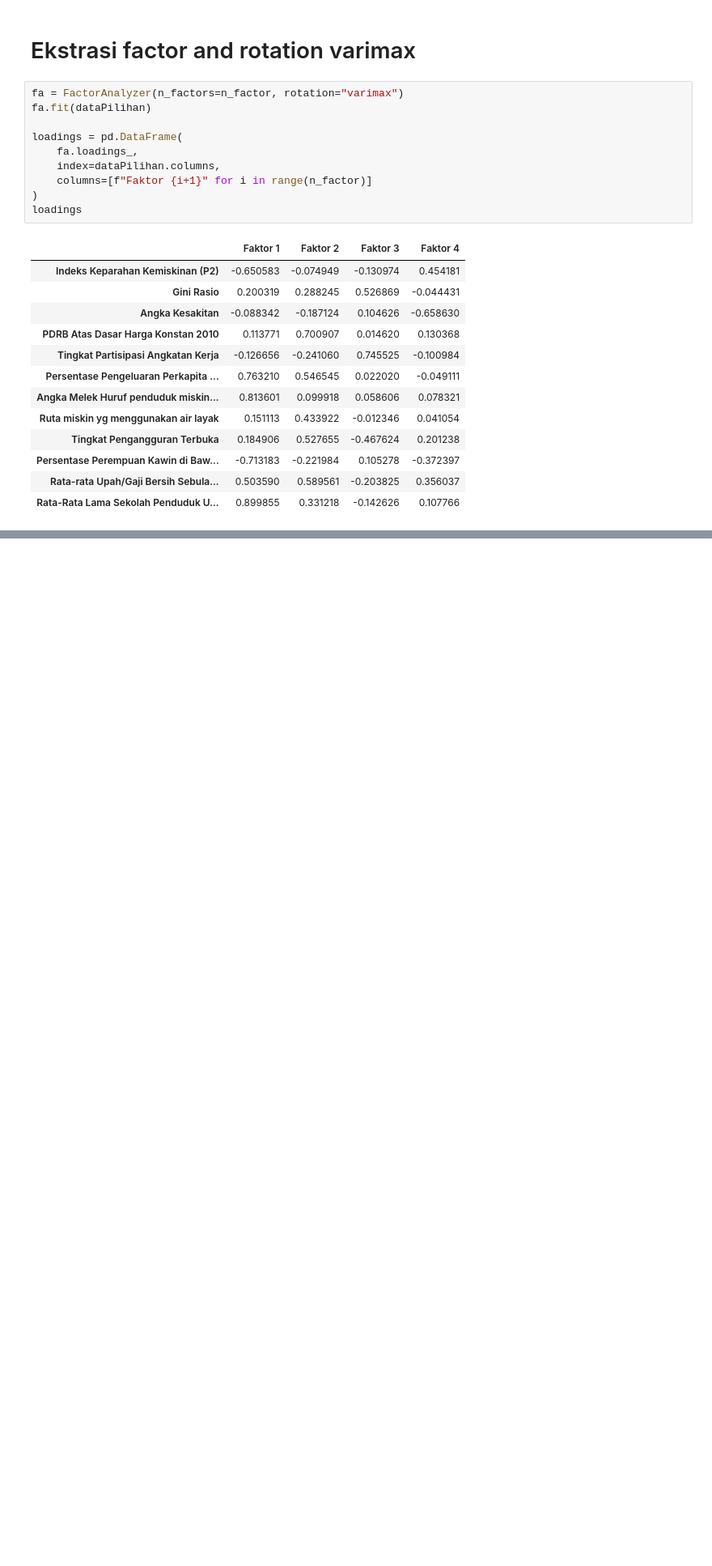
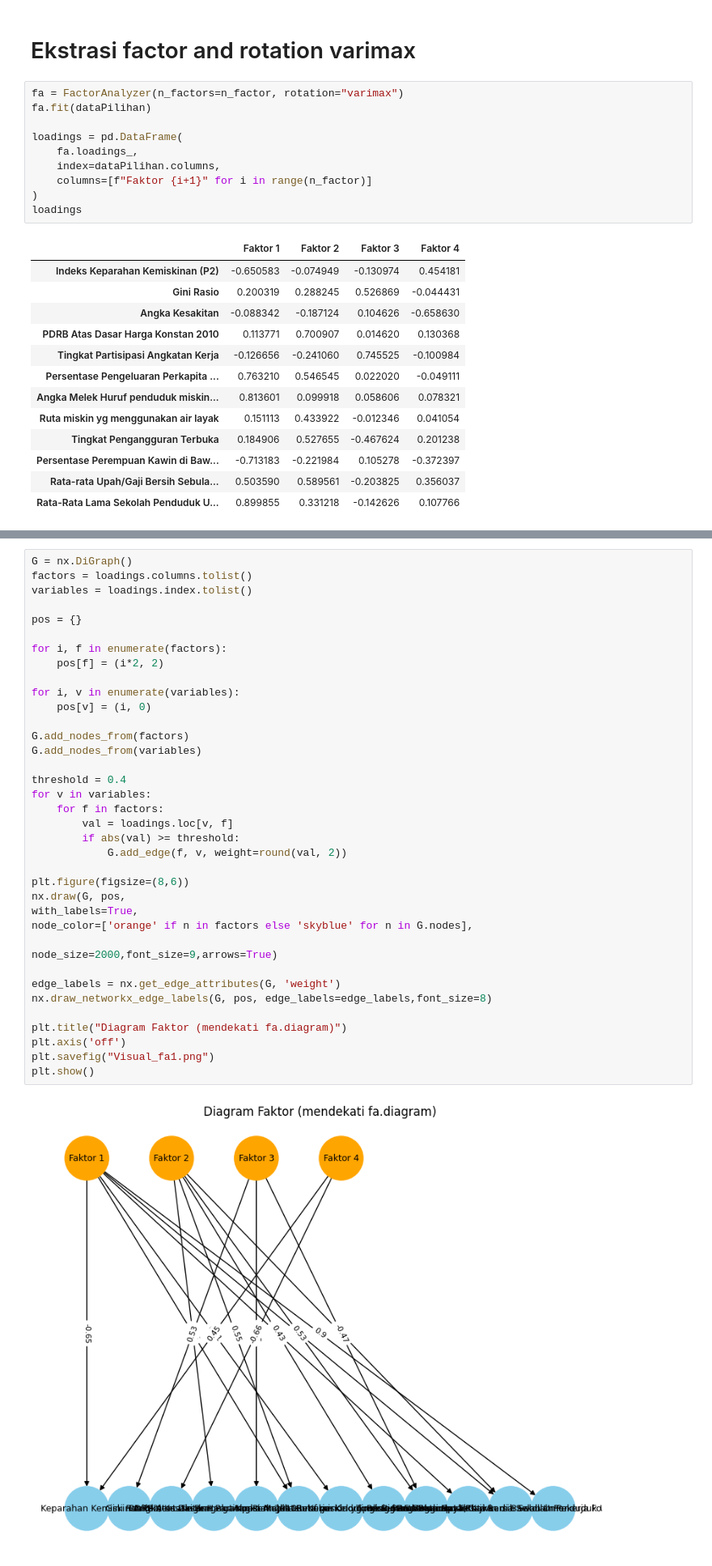
Before and after one commit to yowxy/Analysys-Factor-based-on-Study-Case, a Jupyter notebook: index.ipynb, the cells around one changed output, grey strips where cells are left out. Shown at 81% size. Drawn from its saved outputs; the diff is of its cells as text; blank space fills up the shorter version.

```diff
--- a/index.ipynb
+++ b/index.ipynb
@@ -316,0 +304,39 @@ File 'FacLoads.csv' berhasil disimpan.
+# %%
+G = nx.DiGraph()
+factors = loadings.columns.tolist()
+variables = loadings.index.tolist()
+
+pos = {}
+
+for i, f in enumerate(factors):
+    pos[f] = (i*2, 2)
+
+for i, v in enumerate(variables):
+    pos[v] = (i, 0)
+
+G.add_nodes_from(factors)
+G.add_nodes_from(variables)
+
+threshold = 0.4
+for v in variables:
+    for f in factors:
+        val = loadings.loc[v, f]
+        if abs(val) >= threshold:
+            G.add_edge(f, v, weight=round(val, 2))
+
+plt.figure(figsize=(8,6))
+nx.draw(G, pos,
+with_labels=True,
+node_color=['orange' if n in factors else 'skyblue' for n in G.nodes],
+
+node_size=2000,font_size=9,arrows=True)
+
+edge_labels = nx.get_edge_attributes(G, 'weight')
+nx.draw_networkx_edge_labels(G, pos, edge_labels=edge_labels,font_size=8)
+
+plt.title("Diagram Faktor (mendekati fa.diagram)")
+plt.axis('off')
+plt.savefig("Visual_fa1.png")
+plt.show()
+# %% [output]
+[figure, added]
```
Also changed, not shown: parts of 9 cells of this notebook, 2 other files.
